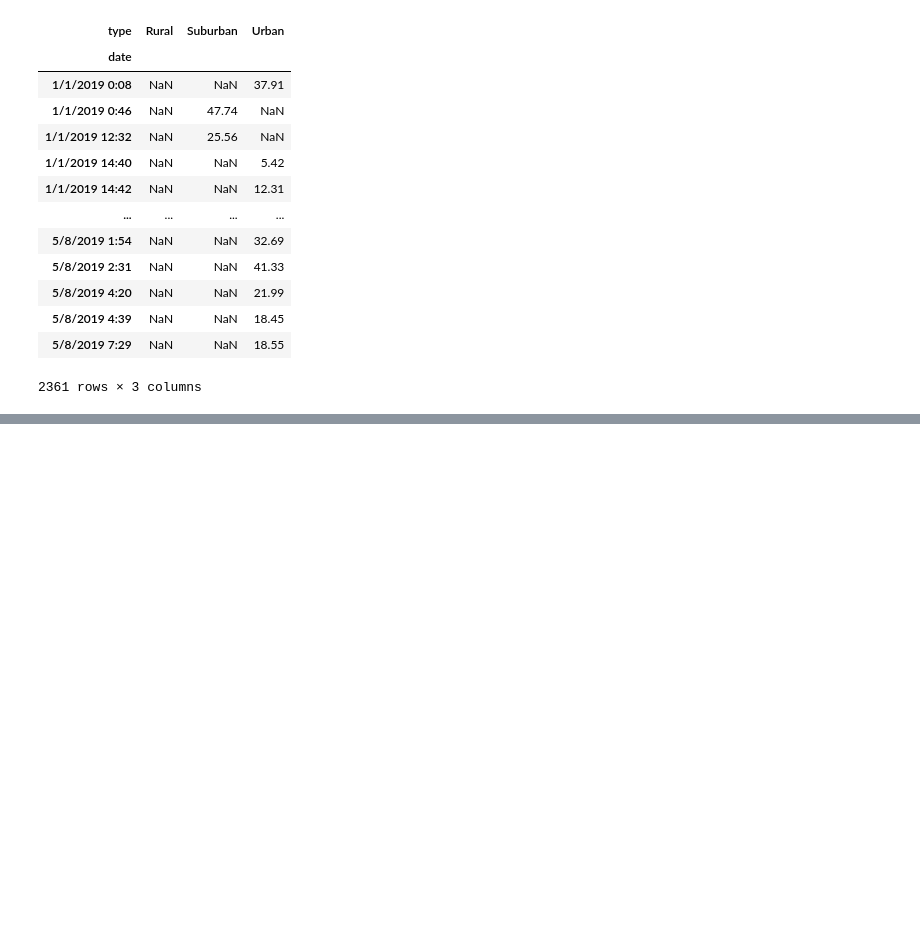
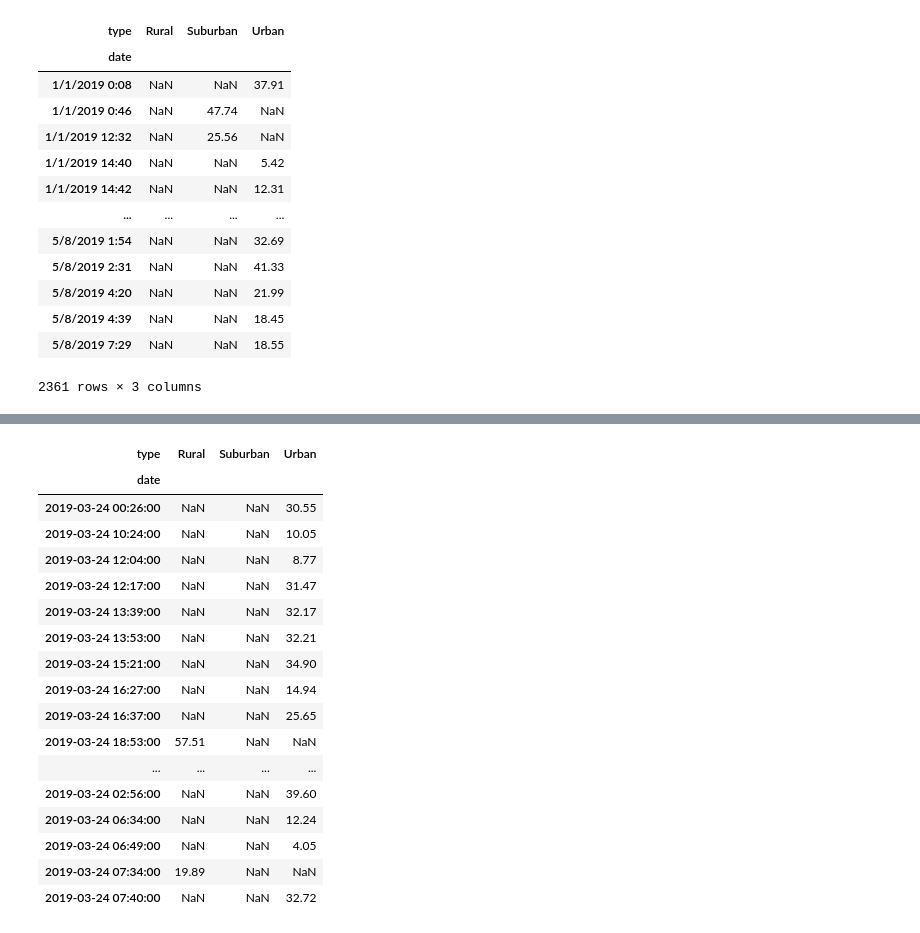
Before and after one commit to yeewalsh/PyBer_analysis, a Jupyter notebook: PyBer_Challenge-Copy1.ipynb, the cells around one changed output, grey strips where cells are left out. Drawn from its saved outputs; the diff is of its cells as text; code cells hidden in the pictures; blank space fills up the shorter version.

```diff
--- a/PyBer_Challenge-Copy1.ipynb
+++ b/PyBer_Challenge-Copy1.ipynb
@@ -221,0 +222,28 @@ timeline_per_type_df
+# %%
+# step 4 5. Create a new DataFrame from the pivot table DataFrame using loc on the given dates, '2019-01-01':'2019-04-29'.
+# timeline_per_type_df = fares_per_date_by_type_df.loc["1/1/2019":"4/29/2019",:]
+# timeline_per_type_df
+
+
+# isolate dates in early april
+short_timeline_per_type_df = fares_per_date_by_type_df.loc['2019-03-24':'2019-04-07',:]
+short_timeline_per_type_df.head(20)
+# %% [output]
+| type | Rural | Suburban | Urban |
+| date |  |  |  |
+| 2019-03-24 00:26:00 | NaN | NaN | 30.55 |
+| 2019-03-24 10:24:00 | NaN | NaN | 10.05 |
+| 2019-03-24 12:04:00 | NaN | NaN | 8.77 |
+| 2019-03-24 12:17:00 | NaN | NaN | 31.47 |
+| 2019-03-24 13:39:00 | NaN | NaN | 32.17 |
+| 2019-03-24 13:53:00 | NaN | NaN | 32.21 |
+| 2019-03-24 15:21:00 | NaN | NaN | 34.90 |
+| 2019-03-24 16:27:00 | NaN | NaN | 14.94 |
+| 2019-03-24 16:37:00 | NaN | NaN | 25.65 |
+| 2019-03-24 18:53:00 | 57.51 | NaN | NaN |
+| ... | ... | ... | ... |
+| 2019-03-24 02:56:00 | NaN | NaN | 39.60 |
+| 2019-03-24 06:34:00 | NaN | NaN | 12.24 |
+| 2019-03-24 06:49:00 | NaN | NaN | 4.05 |
+| 2019-03-24 07:34:00 | 19.89 | NaN | NaN |
+| 2019-03-24 07:40:00 | NaN | NaN | 32.72 |
```
Also changed, not shown: parts of 9 cells of this notebook, 1 other file.
